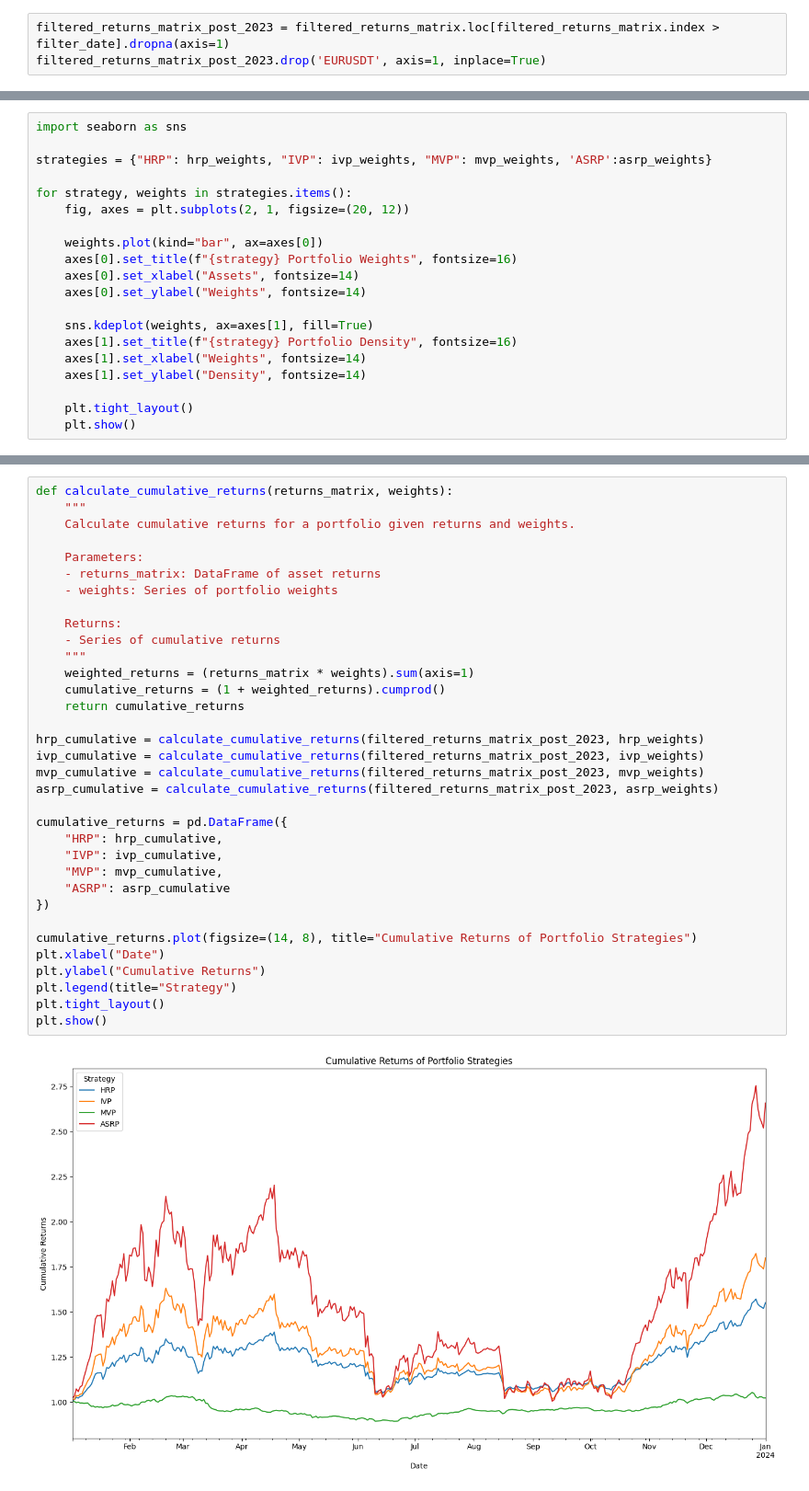
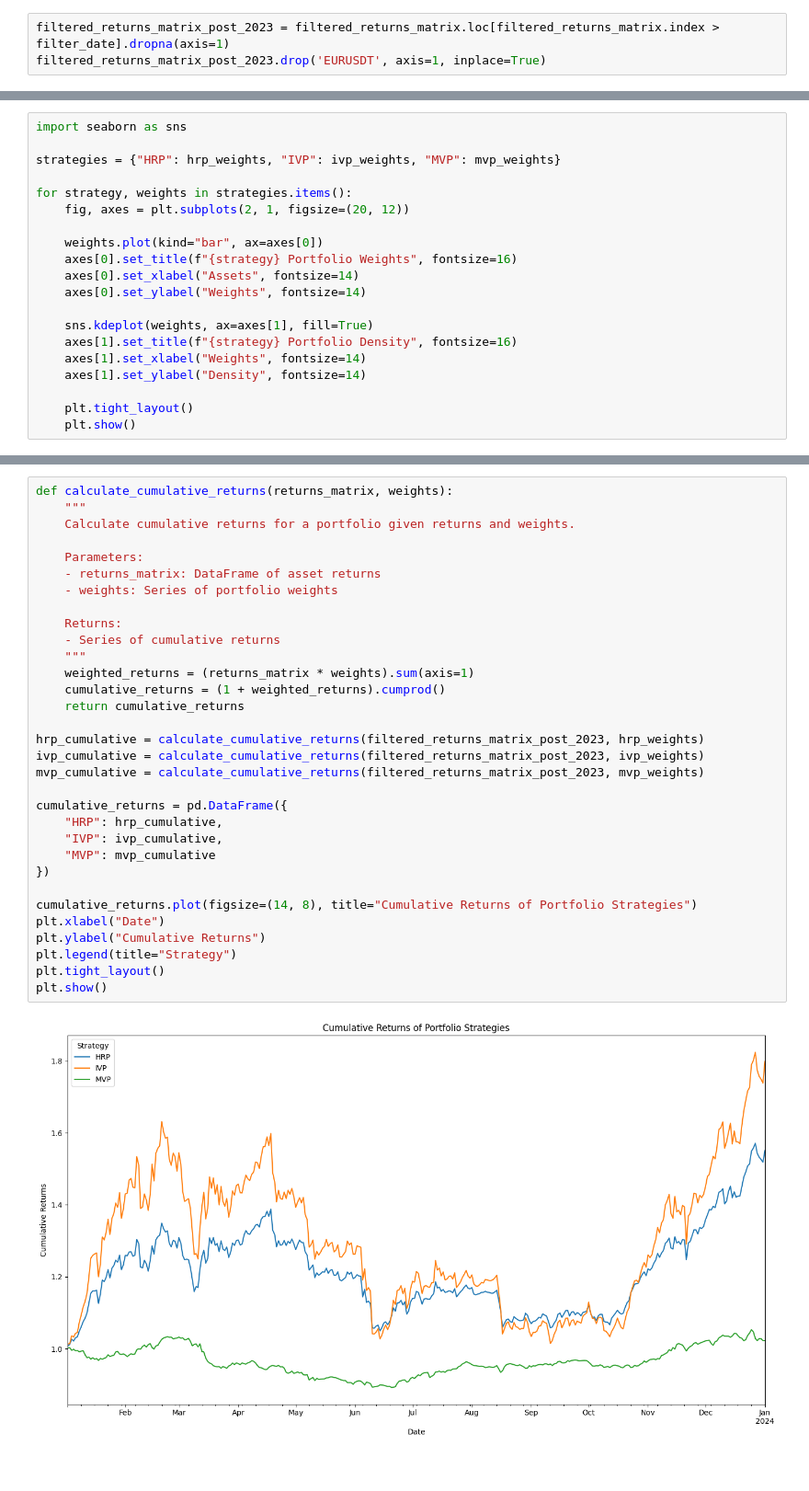
Before and after one commit to alanmatys/quant_ucema_final, a Jupyter notebook: notebooks/hrp.ipynb, the cells around one changed output, grey strips where cells are left out. Shown at 92% size. Drawn from its saved outputs; the diff is of its cells as text.

```diff
--- a/notebooks/hrp.ipynb
+++ b/notebooks/hrp.ipynb
@@ -69,7 +60,7 @@ weights_df = pd.DataFrame({
 # %%
 import seaborn as sns
 
-strategies = {"HRP": hrp_weights, "IVP": ivp_weights, "MVP": mvp_weights, 'ASRP':asrp_weights}
+strategies = {"HRP": hrp_weights, "IVP": ivp_weights, "MVP": mvp_weights}
 
 for strategy, weights in strategies.items():
     fig, axes = plt.subplots(2, 1, figsize=(20, 12))
@@ -96,34 +86,32 @@ def calculate_cumulative_returns(returns_matrix, weights):
     """
     Calculate cumulative returns for a portfolio given returns and weights.
 
     Parameters:
     - returns_matrix: DataFrame of asset returns
     - weights: Series of portfolio weights
 
     Returns:
     - Series of cumulative returns
     """
     weighted_returns = (returns_matrix * weights).sum(axis=1)
     cumulative_returns = (1 + weighted_returns).cumprod()
     return cumulative_returns
 
 hrp_cumulative = calculate_cumulative_returns(filtered_returns_matrix_post_2023, hrp_weights)
 ivp_cumulative = calculate_cumulative_returns(filtered_returns_matrix_post_2023, ivp_weights)
 mvp_cumulative = calculate_cumulative_returns(filtered_returns_matrix_post_2023, mvp_weights)
-asrp_cumulative = calculate_cumulative_returns(filtered_returns_matrix_post_2023, asrp_weights)
 
 cumulative_returns = pd.DataFrame({
     "HRP": hrp_cumulative,
     "IVP": ivp_cumulative,
-    "MVP": mvp_cumulative,
-    "ASRP": asrp_cumulative
+    "MVP": mvp_cumulative
 })
 
 cumulative_returns.plot(figsize=(14, 8), title="Cumulative Returns of Portfolio Strategies")
 plt.xlabel("Date")
 plt.ylabel("Cumulative Returns")
 plt.legend(title="Strategy")
 plt.tight_layout()
 plt.show()
 # %% [output]
-[figure, old version]
+[figure, new version]
```
Also changed, not shown: parts of 3 cells of this notebook, 5 other files.
